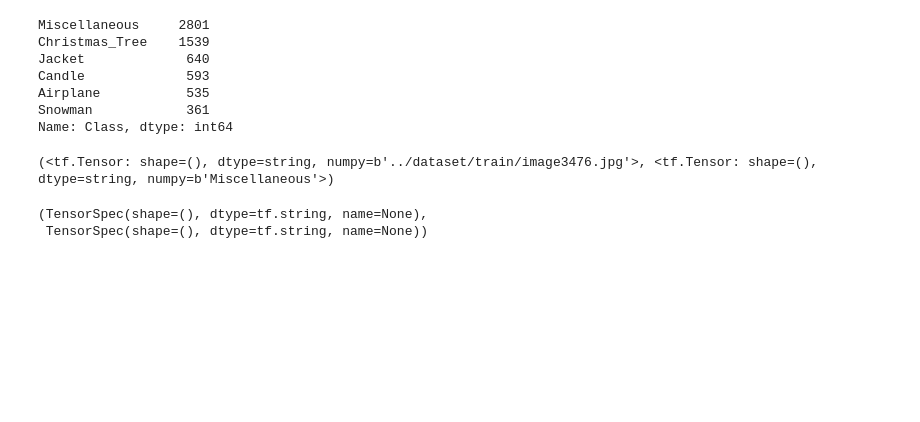
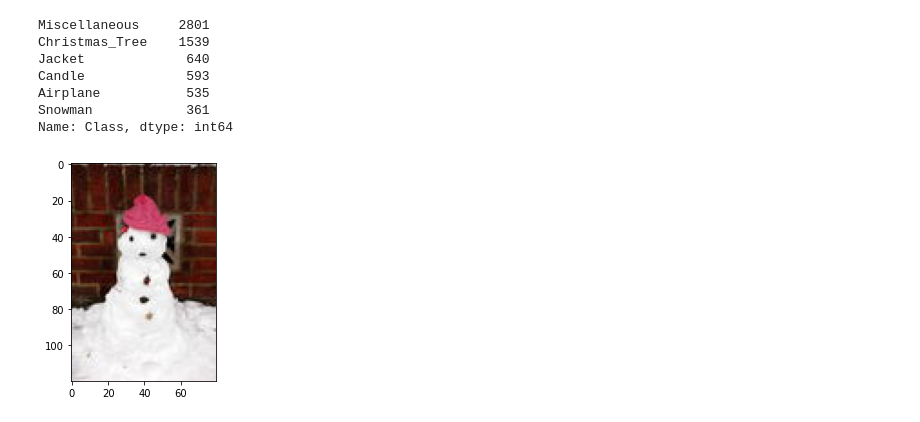
Before and after one commit to piyushgairola/hackerearth_dl_challenge, a Jupyter notebook: experiments/exploring_data.ipynb, the cells around one changed output. Saved outputs shown, nothing was run; the diff lists cells and outputs as text; code cells hidden in the pictures; blank space fills up the shorter version.

```diff
--- a/experiments/exploring_data.ipynb
+++ b/experiments/exploring_data.ipynb
@@ -53,11 +52,10 @@ labels = train_df.Class
 
 dataset = tf.data.Dataset.from_tensor_slices((filenames,labels))
-# %%
-print(next(iter(dataset)))
-# %% [output]
-(<tf.Tensor: shape=(), dtype=string, numpy=b'../dataset/train/image3476.jpg'>, <tf.Tensor: shape=(), dtype=string, numpy=b'Miscellaneous'>)
-# %%
-dataset.element_spec
-# %% [output]
-(TensorSpec(shape=(), dtype=tf.string, name=None),
- TensorSpec(shape=(), dtype=tf.string, name=None))
+# %%
+def display_images(filename):
+    img = plt.imread(filen)
+    plt.imshow(img)
+# %%
+display_images(filenames[2])
+# %% [output]
+[figure, added]
```
Also changed, not shown: parts of 16 cells of this notebook.
